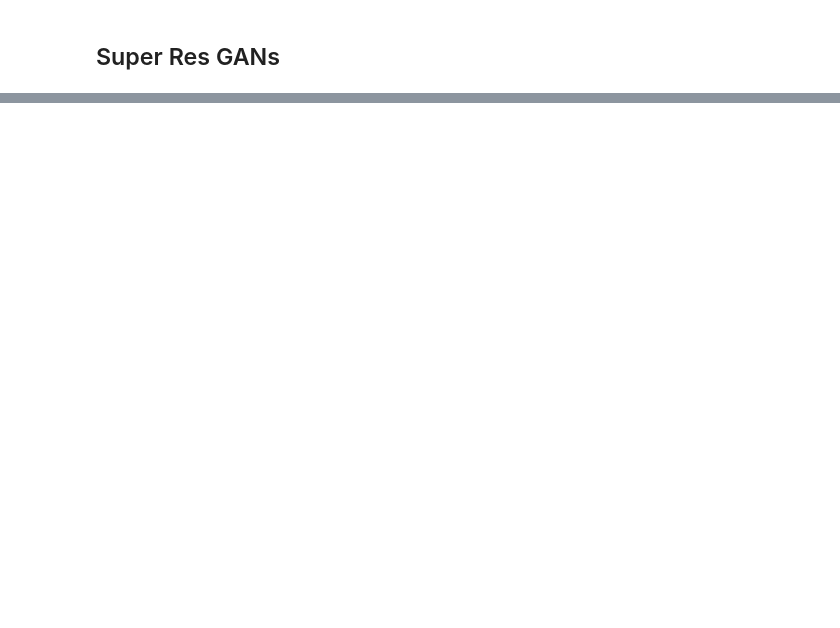
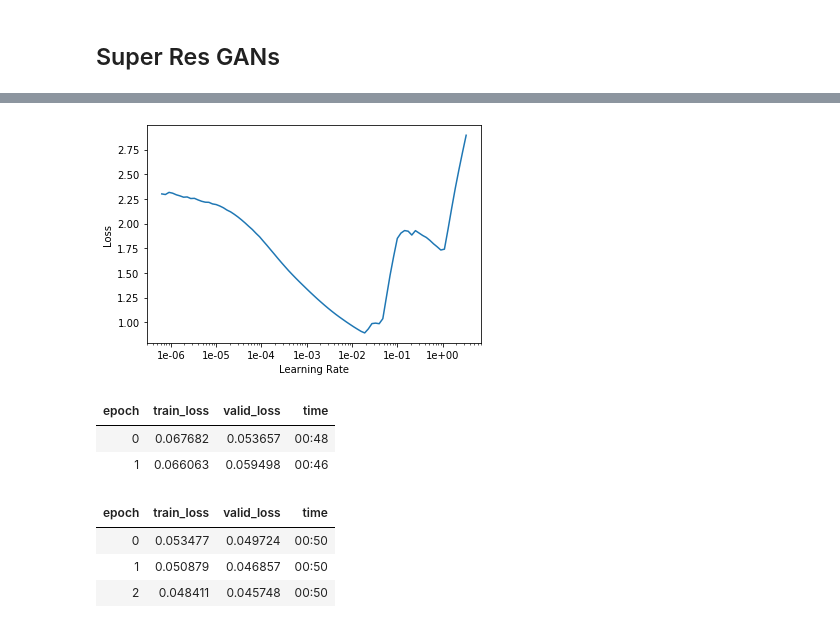
Before and after one commit to ojss/fast-ai-notebook, a Jupyter notebook: superres-gan.ipynb, the cells around one changed output, grey strips where cells are left out. Cells and saved outputs as stored; diff of their text form; code cells hidden in the pictures; blank space fills up the shorter version.

```diff
--- a/superres-gan.ipynb
+++ b/superres-gan.ipynb
@@ -72,0 +100,10 @@ data.show_batch(ds_type=DatasetType.Valid, rows=2, figsize=(9,9))
+# %%
+learn_gen.recorder.plot()
+# %% [output]
+[figure, added]
+# %%
+learn_gen.fit_one_cycle(2, pct_start=0.8)
+# %% [output]
+| epoch | train_loss | valid_loss | time |
+| 0 | 0.067682 | 0.053657 | 00:48 |
+| 1 | 0.066063 | 0.059498 | 00:46 |
@@ -72,0 +112,7 @@ data.show_batch(ds_type=DatasetType.Valid, rows=2, figsize=(9,9))
+# %%
+learn_gen.fit_one_cycle(3, slice(1e-6, 1e-3))
+# %% [output]
+| epoch | train_loss | valid_loss | time |
+| 0 | 0.053477 | 0.049724 | 00:50 |
+| 1 | 0.050879 | 0.046857 | 00:50 |
+| 2 | 0.048411 | 0.045748 | 00:50 |
```
Also changed, not shown: parts of 45 cells of this notebook.
